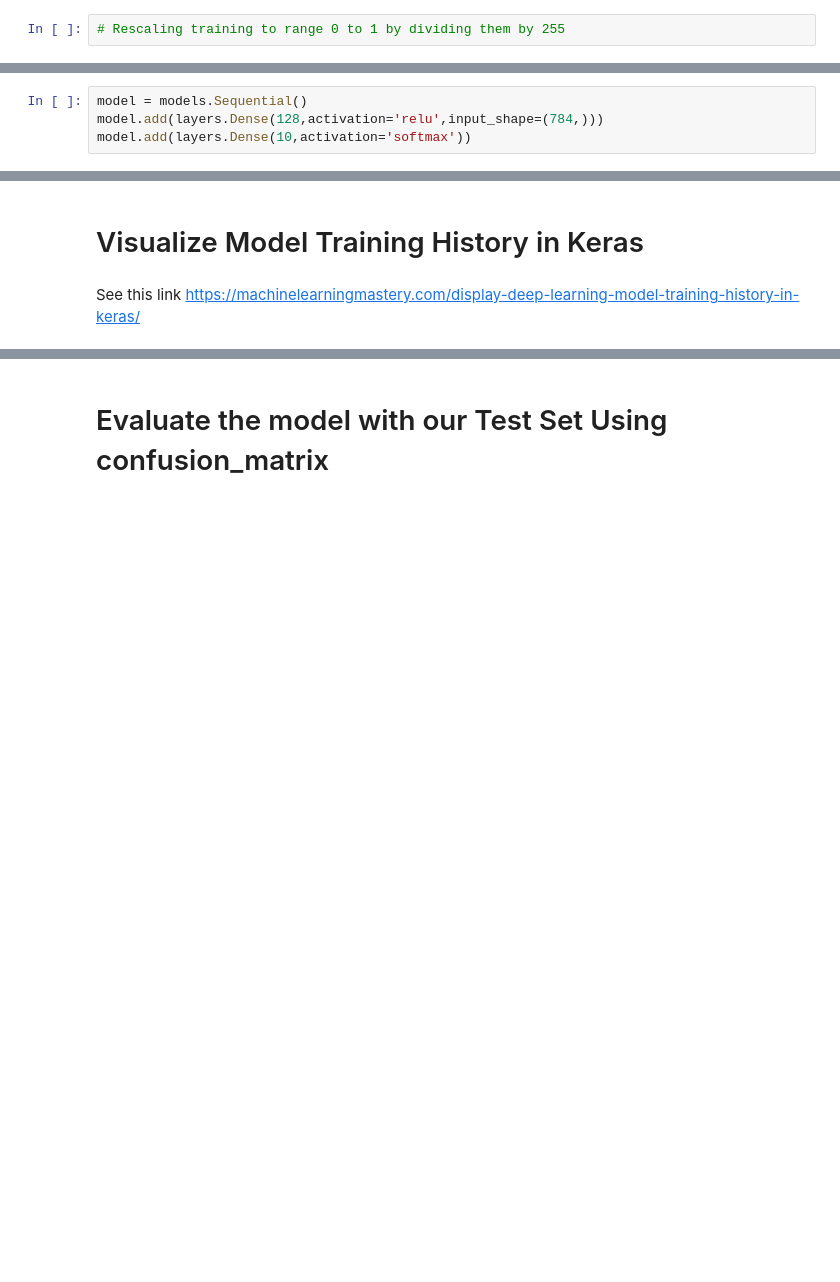
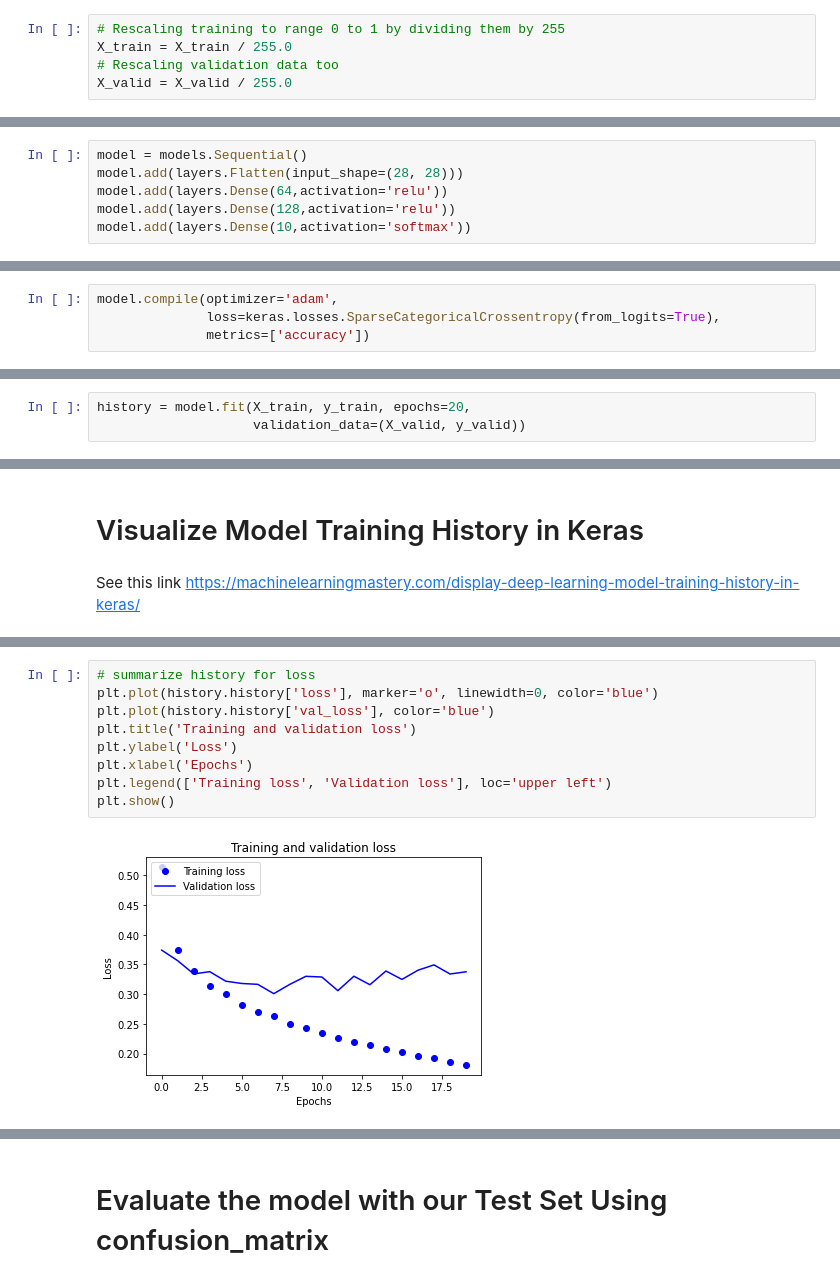
Before and after one commit to esraa-abdelmaksoud/Shai-Training-Notebooks, a Jupyter notebook: Fashion_MNIST_Training.ipynb, the cells around one changed output, grey strips where cells are left out. Cells and saved outputs as stored; diff of their text form; blank space fills up the shorter version.

```diff
--- a/Fashion_MNIST_Training.ipynb
+++ b/Fashion_MNIST_Training.ipynb
@@ -54,13 +66,22 @@ plt.show()
 # %%
 # Rescaling training to range 0 to 1 by dividing them by 255
+X_train = X_train / 255.0
+# Rescaling validation data too
+X_valid = X_valid / 255.0
 # %% [markdown]
 **Creating a Deep Neural Network with any number of layer you want.**
 # %%
 model = models.Sequential()
-model.add(layers.Dense(128,activation='relu',input_shape=(784,)))
+model.add(layers.Flatten(input_shape=(28, 28)))
+model.add(layers.Dense(64,activation='relu'))
+model.add(layers.Dense(128,activation='relu'))
 model.add(layers.Dense(10,activation='softmax'))
 # %% [markdown]
 **Compiling the model.**
+# %%
+model.compile(optimizer='adam',
+              loss=keras.losses.SparseCategoricalCrossentropy(from_logits=True),
+              metrics=['accuracy'])
 # %% [markdown]
 **Training model with a part of training data and evaluating it with another part of training data
 and get more than 90% val_acc**
@@ -86,0 +88,3 @@ Epoch 15/15
+# %%
+history = model.fit(X_train, y_train, epochs=20,
+                    validation_data=(X_valid, y_valid))
@@ -94,0 +114,11 @@ https://machinelearningmastery.com/display-deep-learning-model-training-history-
+# %%
+# summarize history for loss
+plt.plot(history.history['loss'], marker='o', linewidth=0, color='blue')
+plt.plot(history.history['val_loss'], color='blue')
+plt.title('Training and validation loss')
+plt.ylabel('Loss')
+plt.xlabel('Epochs')
+plt.legend(['Training loss', 'Validation loss'], loc='upper left')
+plt.show()
+# %% [output]
+[figure, added]
```
Also changed, not shown: parts of 15 cells of this notebook.
